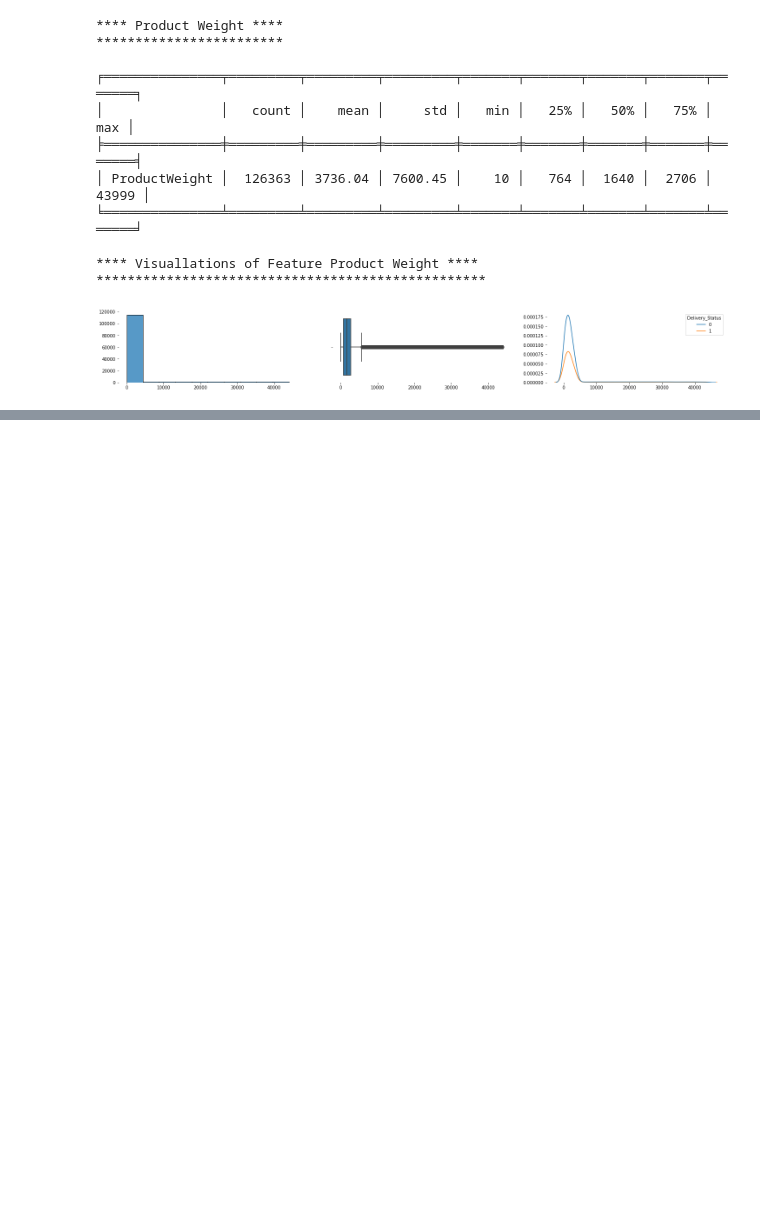
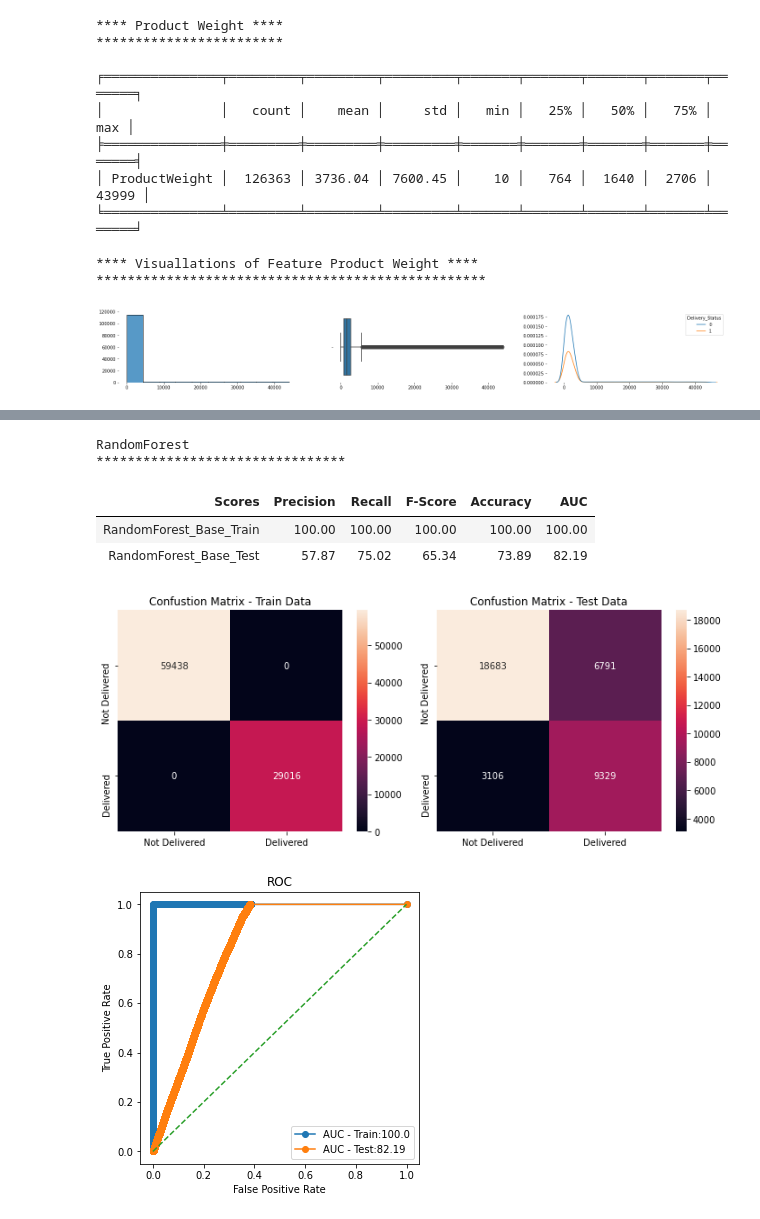
Before and after one commit to psiva2019/Hackathon, a Jupyter notebook: Algoritmo/Algoritmo.ipynb, the cells around one changed output, grey strips where cells are left out. Cells and saved outputs as stored; diff of their text form; code cells hidden in the pictures; blank space fills up the shorter version.

```diff
--- a/Algoritmo/Algoritmo.ipynb
+++ b/Algoritmo/Algoritmo.ipynb
@@ -664,0 +1010,16 @@ ax.set_ylim(top=y_max+1);
+# %%
+rfcl = RandomForestClassifier(random_state=0,max_depth=29,max_features=25,min_samples_split=3,min_samples_leaf=1)
+
+rfcl.fit(X_train, y_train)
+rf_train = rfcl.predict(X_train)
+rf_test = rfcl.predict(X_test)
+
+res_df = scores_train_test(rfcl,X_train,X_test,y_train,y_test,rf_train,rf_test,'Base','RandomForest')
+# %% [output]
+RandomForest
+********************************
+| Scores | Precision | Recall | F-Score | Accuracy | AUC |
+| RandomForest_Base_Train | 100.00 | 100.00 | 100.00 | 100.00 | 100.00 |
+| RandomForest_Base_Test | 57.87 | 75.02 | 65.34 | 73.89 | 82.19 |
+[figure, added]
+[figure, added]
```
Also changed, not shown: parts of 47 cells of this notebook, 2 other files.
